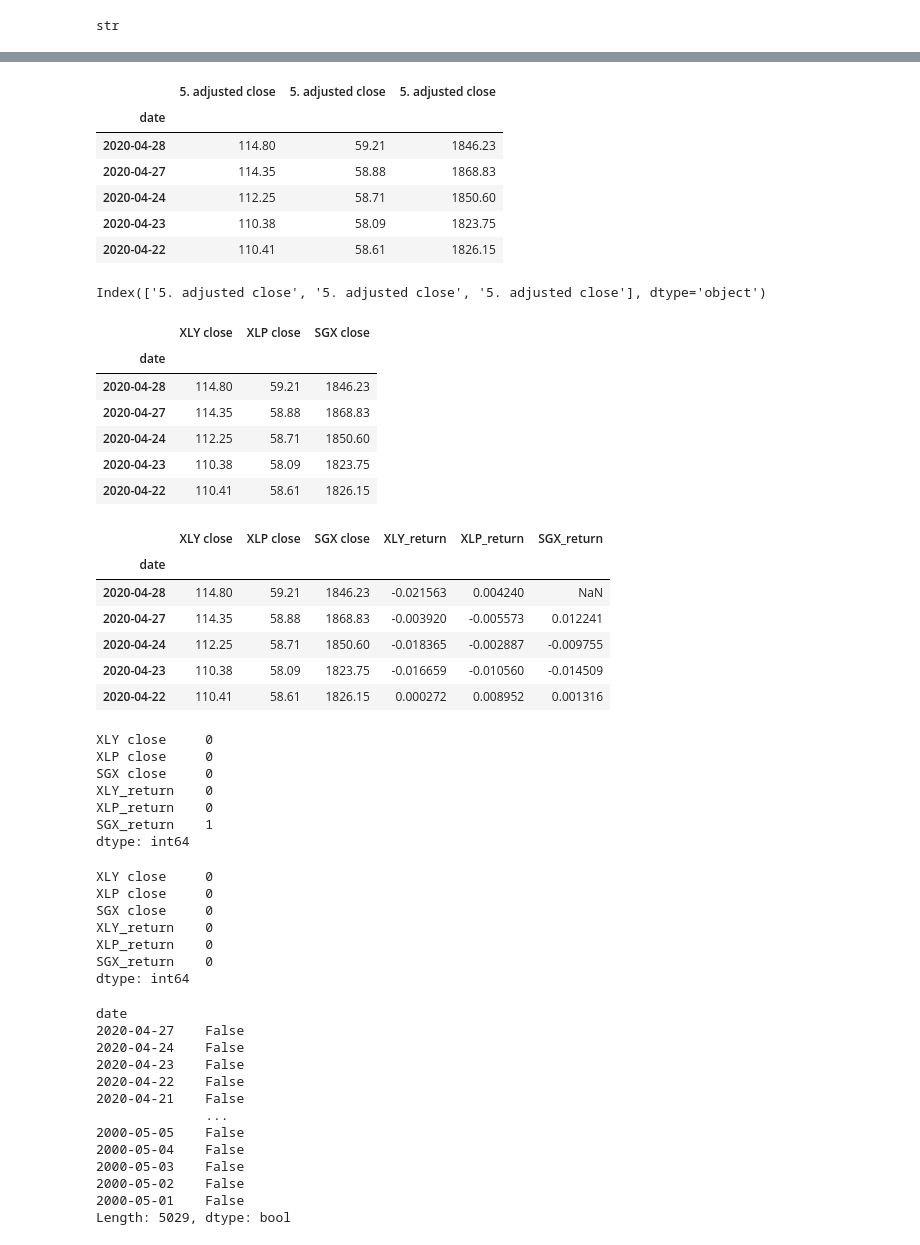
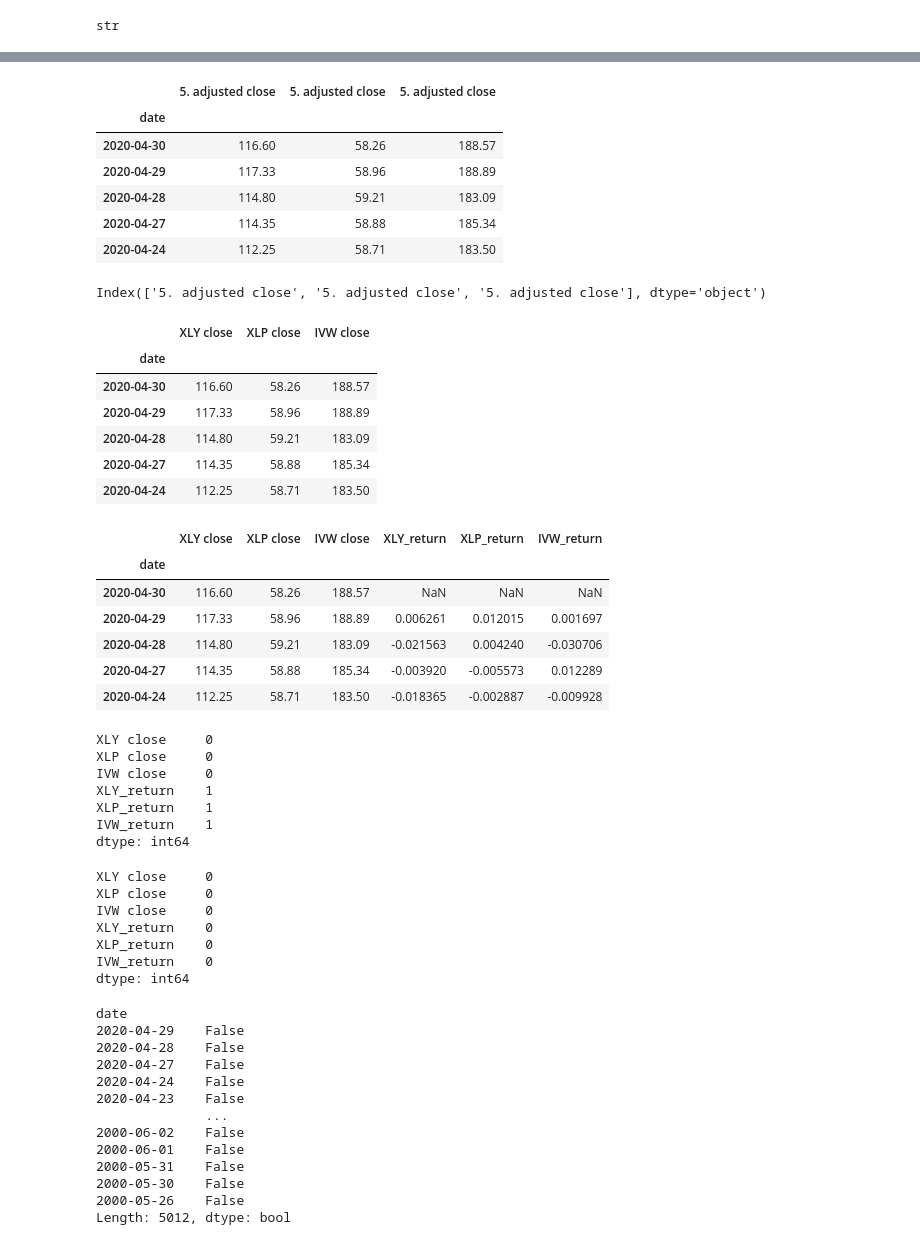
Before and after one commit to bkayratkyzy/Monte_Carlo_Simulations, a Jupyter notebook: notebooks/kelly.ipynb, the cells around one changed output, grey strips where cells are left out. Saved outputs shown, nothing was run; the diff lists cells and outputs as text; code cells hidden in the pictures.

```diff
--- a/notebooks/kelly.ipynb
+++ b/notebooks/kelly.ipynb
@@ -40,8 +41,8 @@ xly_df.head()
 xlp_df = api.alpha_vantage.historic_quotes('XLP', adjusted=True, output_format='pandas')
 #xlp_df.tail()
 
-sgx_df = api.alpha_vantage.historic_quotes('SGX', adjusted=True, output_format='pandas')
-#sgx_df.head()
+ivw_df = api.alpha_vantage.historic_quotes('IVW', adjusted=True, output_format='pandas')
+#ivw_df.head()
 # %%
 xly_df.head()
 # %% [output]
@@ -63,20 +64,20 @@ xly_df.head()
 xlp_df = xlp_df['5. adjusted close']
 xlp_df.head()
 
-sgx_df = sgx_df['5. adjusted close']
-sgx_df.head()
+ivw_df = ivw_df['5. adjusted close']
+ivw_df.head()
 
 #Use concat to put the data in one dataframe
-concat_df = pd.concat([xly_df, xlp_df, sgx_df], axis = "columns", join = "inner")
+concat_df = pd.concat([xly_df, xlp_df, ivw_df], axis = "columns", join = "inner")
 concat_df.head()
 # %% [output]
 |  | 5. adjusted close | 5. adjusted close | 5. adjusted close |
 | date |  |  |  |
-| 2020-04-28 | 114.80 | 59.21 | 1846.23 |
-| 2020-04-27 | 114.35 | 58.88 | 1868.83 |
-| 2020-04-24 | 112.25 | 58.71 | 1850.60 |
-| 2020-04-23 | 110.38 | 58.09 | 1823.75 |
-| 2020-04-22 | 110.41 | 58.61 | 1826.15 |
+| 2020-04-30 | 116.60 | 58.26 | 188.57 |
+| 2020-04-29 | 117.33 | 58.96 | 188.89 |
+| 2020-04-28 | 114.80 | 59.21 | 183.09 |
+| 2020-04-27 | 114.35 | 58.88 | 185.34 |
+| 2020-04-24 | 112.25 | 58.71 | 183.50 |
 # %%
 #print column names
 print(concat_df.columns)
@@ -84,39 +85,39 @@ print(concat_df.columns)
 Index(['5. adjusted close', '5. adjusted close', '5. adjusted close'], dtype='object')
 # %%
 #Change column names to avoid confusion
-columns = ['XLY close', 'XLP close', 'SGX close']
+columns = ['XLY close', 'XLP close', 'IVW close']
 concat_df.columns = columns
 concat_df.head()
 # %% [output]
-|  | XLY close | XLP close | SGX close |
+|  | XLY close | XLP close | IVW close |
 | date |  |  |  |
-| 2020-04-28 | 114.80 | 59.21 | 1846.23 |
-| 2020-04-27 | 114.35 | 58.88 | 1868.83 |
-| 2020-04-24 | 112.25 | 58.71 | 1850.60 |
-| 2020-04-23 | 110.38 | 58.09 | 1823.75 |
-| 2020-04-22 | 110.41 | 58.61 | 1826.15 |
+| 2020-04-30 | 116.60 | 58.26 | 188.57 |
+| 2020-04-29 | 117.33 | 58.96 | 188.89 |
+| 2020-04-28 | 114.80 | 59.21 | 183.09 |
+| 2020-04-27 | 114.35 | 58.88 | 185.34 |
+| 2020-04-24 | 112.25 | 58.71 | 183.50 |
 # %%
 #add another column to get daily returns of XLY
 daily_returns_xly = xly_df.pct_change()
 concat_df['XLY_return']= daily_returns_xly
 
 #add another column to get daily returns of XLP
 daily_returns_xlp = xlp_df.pct_change()
 concat_df['XLP_return']= daily_returns_xlp
 
 #add another column to get daily returns of SGX
-daily_returns_sgx = sgx_df.pct_change()
-concat_df['SGX_return']= daily_returns_sgx
+daily_returns_ivw = ivw_df.pct_change()
+concat_df['IVW_return']= daily_returns_ivw
 
 concat_df.head()
 # %% [output]
-|  | XLY close | XLP close | SGX close | XLY_return | XLP_return | SGX_return |
+|  | XLY close | XLP close | IVW close | XLY_return | XLP_return | IVW_return |
 | date |  |  |  |  |  |  |
-| 2020-04-28 | 114.80 | 59.21 | 1846.23 | -0.021563 | 0.004240 | NaN |
-| 2020-04-27 | 114.35 | 58.88 | 1868.83 | -0.003920 | -0.005573 | 0.012241 |
-| 2020-04-24 | 112.25 | 58.71 | 1850.60 | -0.018365 | -0.002887 | -0.009755 |
-| 2020-04-23 | 110.38 | 58.09 | 1823.75 | -0.016659 | -0.010560 | -0.014509 |
-| 2020-04-22 | 110.41 | 58.61 | 1826.15 | 0.000272 | 0.008952 | 0.001316 |
+| 2020-04-30 | 116.60 | 58.26 | 188.57 | NaN | NaN | NaN |
+| 2020-04-29 | 117.33 | 58.96 | 188.89 | 0.006261 | 0.012015 | 0.001697 |
+| 2020-04-28 | 114.80 | 59.21 | 183.09 | -0.021563 | 0.004240 | -0.030706 |
+| 2020-04-27 | 114.35 | 58.88 | 185.34 | -0.003920 | -0.005573 | 0.012289 |
+| 2020-04-24 | 112.25 | 58.71 | 183.50 | -0.018365 | -0.002887 | -0.009928 |
 # %%
 #check for nulls
 
@@ -124,10 +125,10 @@ concat_df.isnull().sum()
 # %% [output]
 XLY close     0
 XLP close     0
-SGX close     0
-XLY_return    0
-XLP_return    0
-SGX_return    1
+IVW close     0
+XLY_return    1
+XLP_return    1
+IVW_return    1
 dtype: int64
 # %%
 # Drop nulls
@@ -138,28 +139,28 @@ concat_df.isnull().sum()
 # %% [output]
 XLY close     0
 XLP close     0
-SGX close     0
+IVW close     0
 XLY_return    0
 XLP_return    0
-SGX_return    0
+IVW_return    0
 dtype: int64
 # %%
 # Checking for duplicate rows
 concat_df.duplicated()
 # %% [output]
 date
+2020-04-29    False
+2020-04-28    False
 2020-04-27    False
 2020-04-24    False
 2020-04-23    False
-2020-04-22    False
-2020-04-21    False
               ...
-2000-05-05    False
-2000-05-04    False
-2000-05-03    False
-2000-05-02    False
-2000-05-01    False
-Length: 5029, dtype: bool
+2000-06-02    False
+2000-06-01    False
+2000-05-31    False
+2000-05-30    False
+2000-05-26    False
+Length: 5012, dtype: bool
 # %%
 # drop duplicates
 concat_df.drop_duplicates(inplace=True)
```
Also changed, not shown: parts of 29 cells of this notebook, 1 other file.
